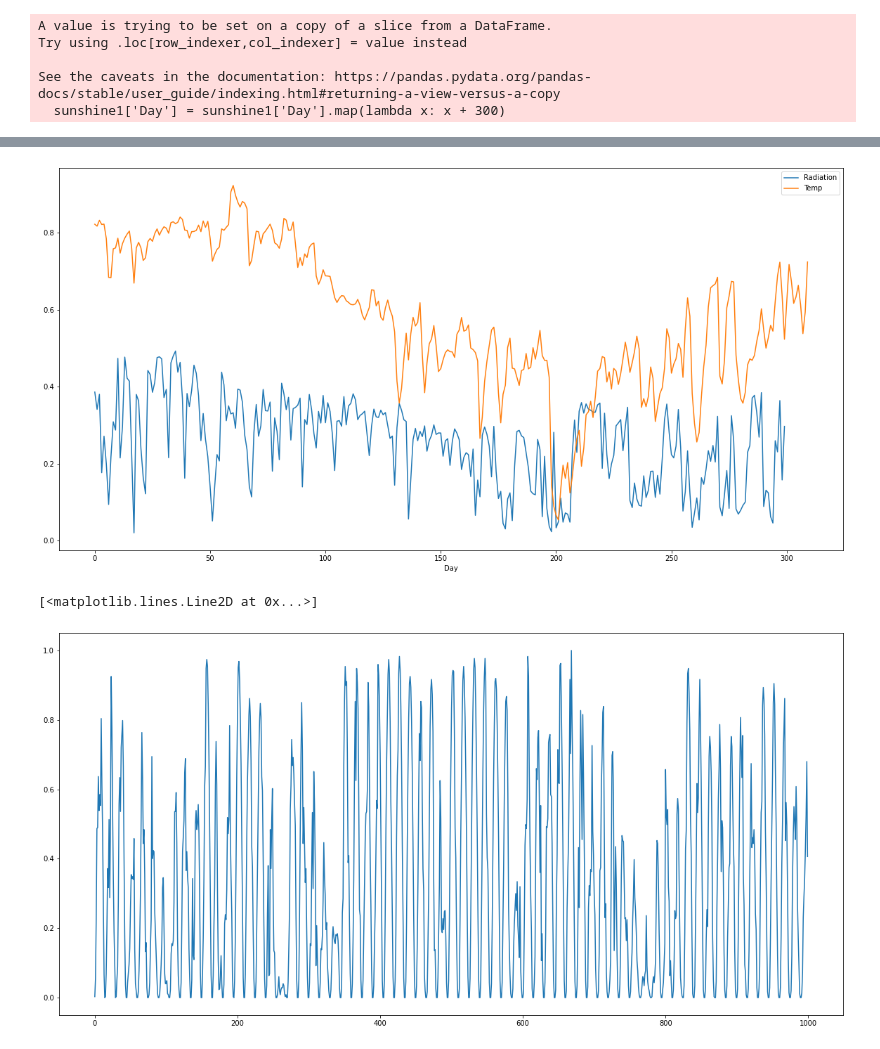
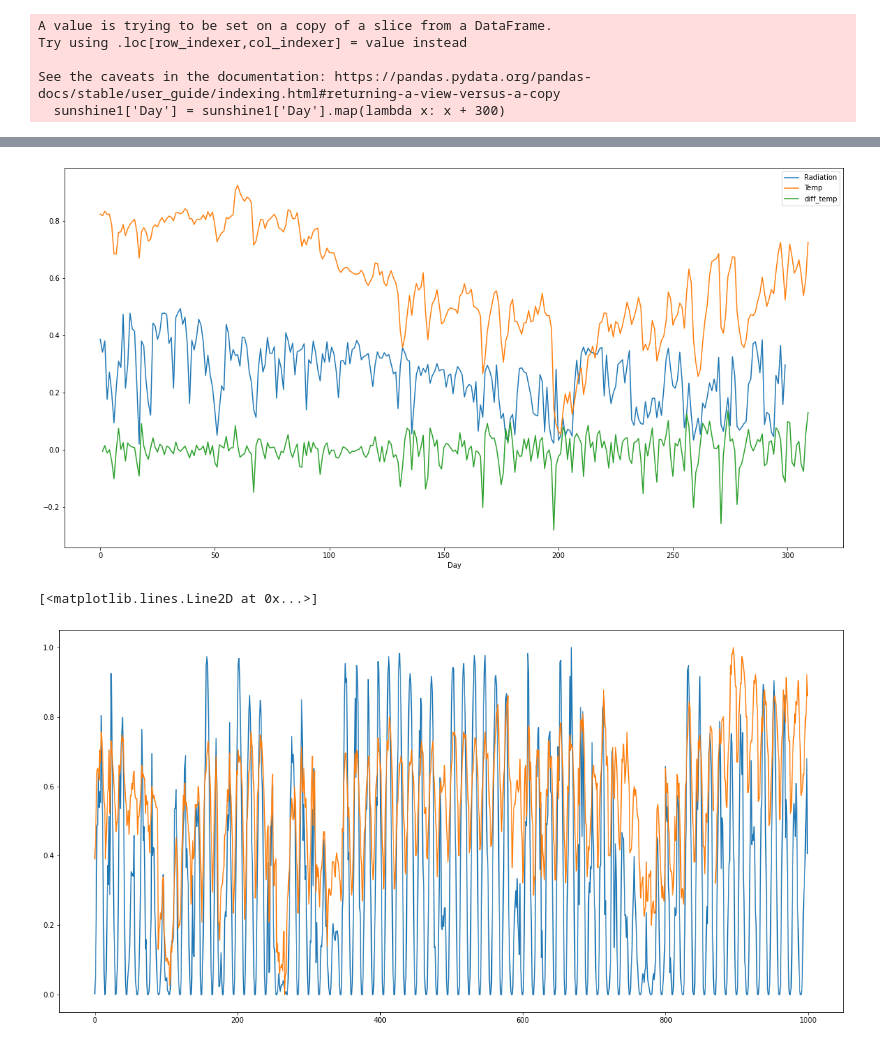
Before and after one commit to WryBin/Elec3, a Jupyter notebook: pre.ipynb, the cells around one changed output, grey strips where cells are left out. Saved outputs shown, nothing was run; the diff lists cells and outputs as text; code cells hidden in the pictures.

```diff
--- a/pre.ipynb
+++ b/pre.ipynb
@@ -29,21 +41,24 @@ See the caveats in the documentation: https://pandas.pydata.org/pandas-docs/stab
 # %%
+# Plot all data by day
 sunshine.groupby(['Day'])['Radiation'].mean().plot(figsize=(20, 10), label='Radiation', legend=True)
 temp.groupby(['Day'])['Temp'].mean().plot(figsize=(20, 10), label='Temp', legend=True)
 temp = temp.groupby(['Day'])['Temp'].mean().reset_index()
-# temp['diff_temp'] = temp['Temp'].diff() +0.2
+temp['diff_temp'] = temp['Temp'].diff().plot(figsize=(20, 10), label='diff_temp', legend=True)
+temp
 # temp.groupby(['Day'])['diff_temp'].mean().plot(figsize=(20, 10))
 # wind.groupby(['Day'])['Spd'].mean().plot(figsize=(20, 10), label='Spd', legend=True)
 # wind['Dir'] = wind['Dir']/300
 # wind.groupby(['Day'])['Dir'].mean().plot(figsize=(20, 10), label='Dir', legend=True)
 # %% [output]
-[figure, old version]
+[figure, new version]
 # %%
+# Plot part of data
 import matplotlib.pyplot as plt
 plt.figure(figsize=(20, 10))
 plt.plot(train_data['Radiation'][0:1000])
-# plt.plot(train_data['Temp'])
+plt.plot((train_data['Temp'][0:1000] - np.min(train_data['Temp'][0:1000]))/np.max((train_data['Temp'][0:1000] - np.min(train_data['Temp'][0:1000]))))
 # plt.plot(train_data['Dir'][1:10000]/300)
 # plt.plot(train_data['Spd'][1:10000])
 # %% [output]
 [<matplotlib.lines.Line2D at 0x...>]
-[figure, old version]
+[figure, new version]
```
Also changed, not shown: parts of 2 cells of this notebook.
